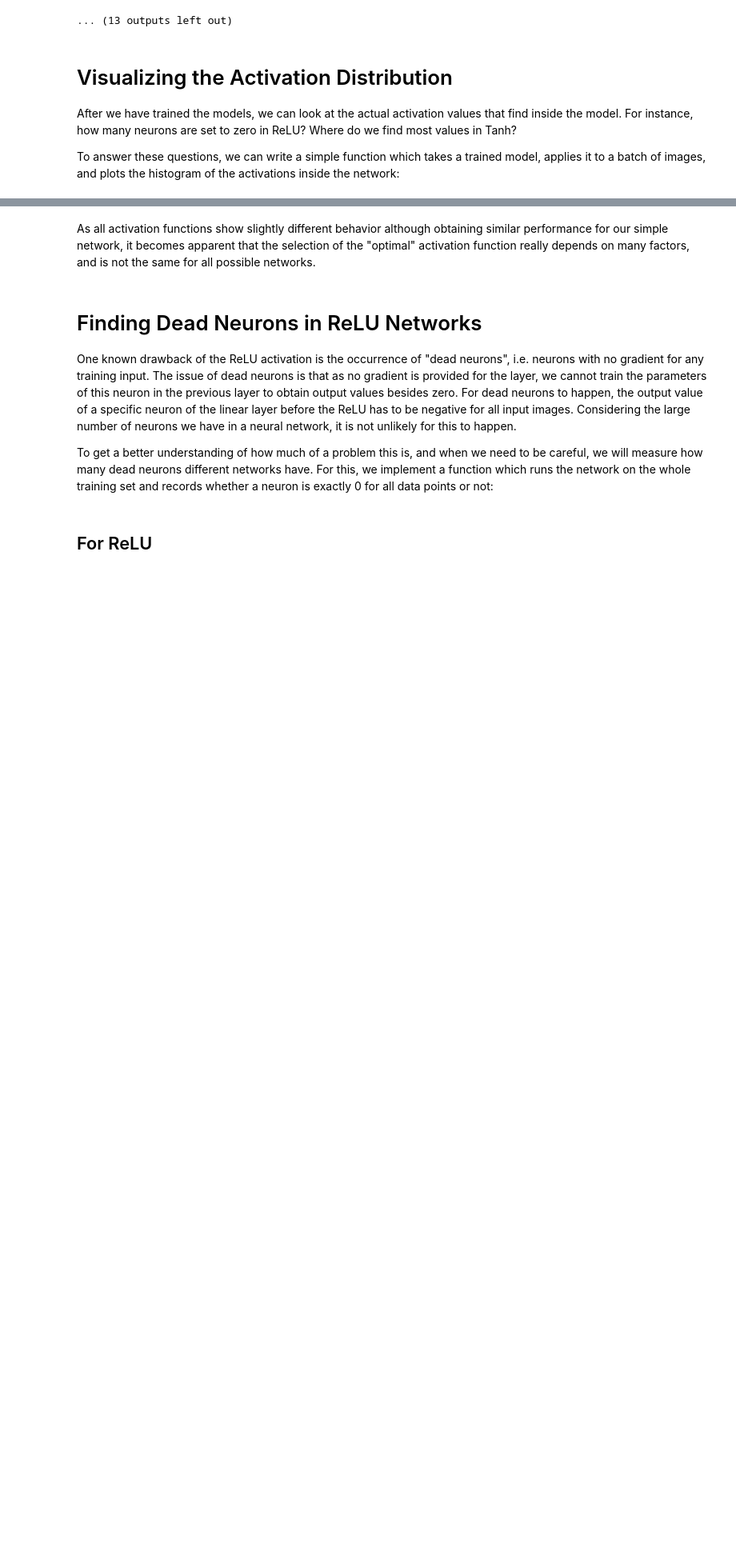
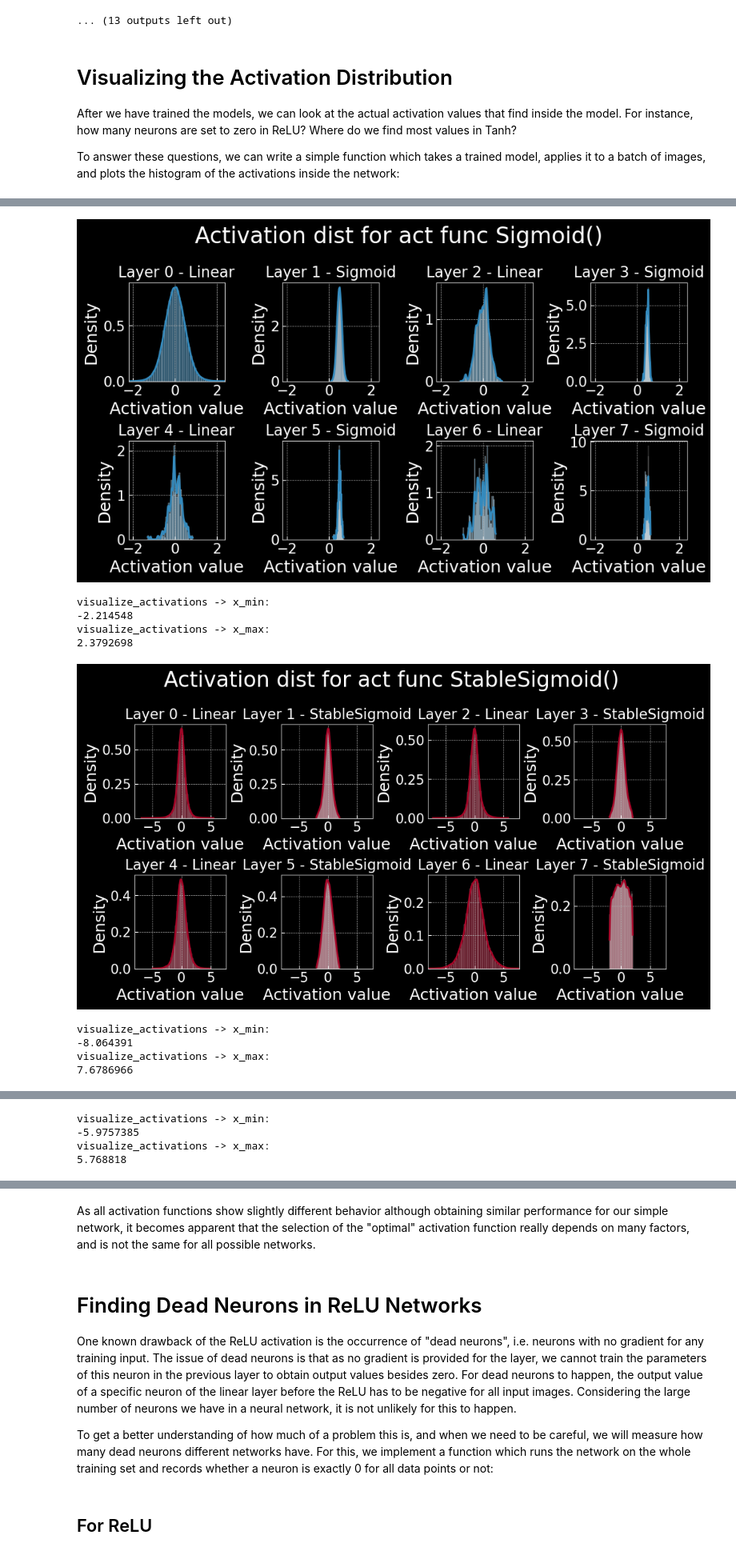
Before and after one commit to TimS-ml/My-ML, a Jupyter notebook: boring_draft/t3-2-activation distribution.ipynb, the cells around one changed output, grey strips where cells are left out. Shown at 80% size. Saved outputs shown, nothing was run; the diff lists cells and outputs as text; code cells hidden in the pictures; blank space fills up the shorter version.

```diff
--- a/boring_draft/t3-2-activation distribution.ipynb
+++ b/boring_draft/t3-2-activation distribution.ipynb
@@ -33,5 +33,3 @@ CHECKPOINT_PATH = "../model/act_func/"
 os.makedirs(CHECKPOINT_PATH, exist_ok=True)
 # %% [markdown]
 # Implement Activation Functions
-# %%
-act_fn_by_name = {}
@@ -533,0 +311,30 @@ for i, act_fn_name in enumerate(act_fn_by_name):
+# %%
+from boring_functions import visualize_activations
+
+for i, act_fn_name in enumerate(act_fn_by_name):
+    act_fn = act_fn_by_name[act_fn_name]()
+    net_actfn = load_model(
+        model_path=CHECKPOINT_PATH,
+        model_name="FashionMNIST_%s" % act_fn_name,
+        act_fn=act_fn
+    ).to(device)
+    visualize_activations(
+        net_actfn,
+        train_dataset,
+        device,
+        color=f"C{i}",
+        norm_x_axis=True,
+        norm_y_axis=False,
+    )
+    # break
+# %% [output]
+[figure, added]
+visualize_activations -> x_min:
+-2.214548
+visualize_activations -> x_max:
+2.3792698
+[figure, added]
+visualize_activations -> x_min:
+-8.064391
+visualize_activations -> x_max:
+7.6786966
@@ -533,0 +342,4 @@ for i, act_fn_name in enumerate(act_fn_by_name):
+visualize_activations -> x_min:
+-5.9757385
+visualize_activations -> x_max:
+5.768818
```
Also changed, not shown: parts of 7 cells of this notebook, 5 other files.
